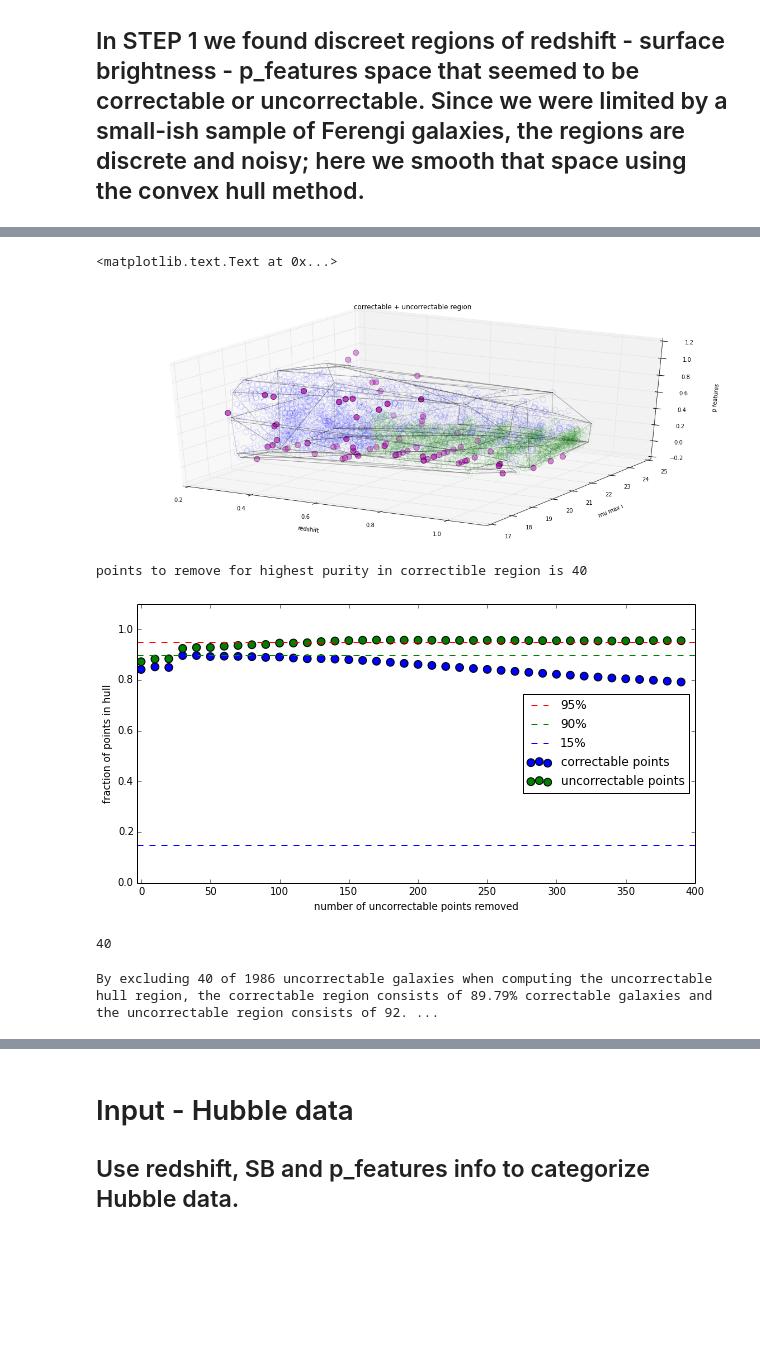
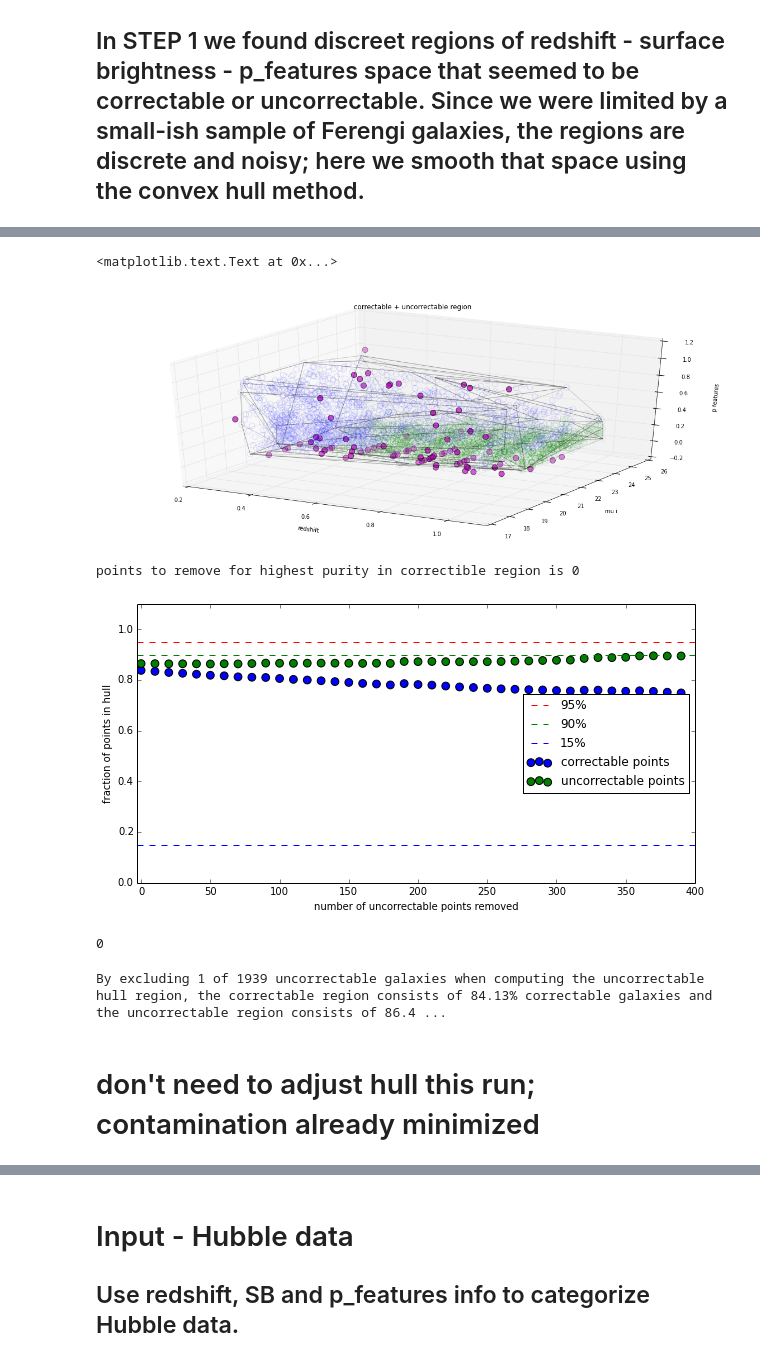
Before and after one commit to willettk/gzhubble, a Jupyter notebook: python/creating_debiased_catalog/STEP_3_ferengi_smooth_function.ipynb, the cells around one changed output, grey strips where cells are left out. Drawn from its saved outputs; the diff is of its cells as text; code cells hidden in the pictures; blank space fills up the shorter version.

```diff
--- a/python/creating_debiased_catalog/STEP_3_ferengi_smooth_function.ipynb
+++ b/python/creating_debiased_catalog/STEP_3_ferengi_smooth_function.ipynb
@@ -31,7 +31,7 @@ def download_from_dropbox(url):
 
     return local_filename
 # %%
-ferengi_filename = download_from_dropbox("https://www.dropbox.com/s/xfrque165uxvn08/ferengi_data_with_categories_slope_method.fits?dl=1")
+ferengi_filename = download_from_dropbox("https://www.dropbox.com/s/e094o8z7dxkkciq/ferengi_data_with_categories_new_sb.fits?dl=1")
 data = pyfits.open(ferengi_filename)
 data=data[1].data
 # %%
@@ -53,27 +53,30 @@ not_nei_array=np.zeros((3,len(data[not_nei])))
 #Create array to store redshift, SB and p_features info for each category
 #change discrete redshift into continuous for visualization purposes
 #ex: if sim_redshift = 0.3, chose random number between 0.25 and 0.35 instead.
+
+SB = 'GZ_MU_I'
+
 for i,row in enumerate(data[correctable]):
     z=round(row['sim_redshift']*1000,1)
 #    correctable_array[0][i]=random.randrange(z-50,z+50)/1000.
     correctable_array[0][i]=row['sim_redshift']
-    correctable_array[1][i]=row['mu_max_i']
+    correctable_array[1][i]=row[SB]
     correctable_array[2][i]=row['p_features']
 for i,row in enumerate(data[uncorrectable]):
     z=round(row['sim_redshift']*1000,1)
 #    uncorrectable_array[0][i]=random.randrange(z-50,z+50)/1000.
     uncorrectable_array[0][i]=row['sim_redshift']
-    uncorrectable_array[1][i]=row['mu_max_i']
+    uncorrectable_array[1][i]=row[SB]
     uncorrectable_array[2][i]=row['p_features']
 for i,row in enumerate(data[not_nei]):
     z=round(row['sim_redshift']*1000,1)
 #    not_nei_array[0][i]=random.randrange(z-50,z+50)/1000.
     not_nei_array[0][i]=row['sim_redshift']
-    not_nei_array[1][i]=row['mu_max_i']
+    not_nei_array[1][i]=row[SB]
     not_nei_array[2][i]=row['p_features']
 for i,row in enumerate(data[nei]):
     z=round(row['sim_redshift']*1000,1)
 #    nei_array[0][i]=random.randrange(z-50,z+50)/1000.
     nei_array[0][i]=row['sim_redshift']
-    nei_array[1][i]=row['mu_max_i']
+    nei_array[1][i]=row[SB]
     nei_array[2][i]=row['p_features']
@@ -108,30 +83,30 @@ plt.title('new~array~data')
 # %%
 #First define a hull to encompass all non-nei galaxies:
 #Anything outside this hull in Hubble will be not be corrected
 #Anything inside this hull in Hubble will either be correctable or uncorrectable
 all_points=not_nei_array.T
 all_hull=ConvexHull(all_points)
 
 #Just uncorrectable:
 un_points=uncorrectable_array.T
 hull=ConvexHull(un_points)
 
 #3D plot of hull
 fig = plt.figure(figsize=(20,8))
 ax = fig.add_subplot(111, projection='3d')
 ax.scatter(correctable_array[0], correctable_array[1], correctable_array[2], facecolors='none',edgecolors='b',alpha=.2,s=100,label='correctable')
 ax.scatter(uncorrectable_array[0], uncorrectable_array[1], uncorrectable_array[2], facecolors='none',edgecolors='g',alpha=.2,s=100,label='uncorrectable')
 ax.scatter(nei_array[0], nei_array[1], nei_array[2],facecolors='m',alpha=.8,s=100,label='nei')
 
 for s in all_hull.simplices:
 	ax.plot(all_points[s,0],all_points[s,1],all_points[s,2],'k-',alpha=.2)
 ax.set_xlabel('redshift')
-ax.set_ylabel('mu max i')
+ax.set_ylabel('mu i')
 ax.set_zlabel('p features')
 plt.title('correctable + uncorrectable region')
 # %% [output]
 <matplotlib.text.Text at 0x...>
-[figure, old version]
+[figure, new version]
 # %%
 #function to determine whether a point 'p' is inside convex hull defined by points 'points'.
 def is_p_inside_hull(points,p):
@@ -230,20 +205,22 @@ for i,val in enumerate(co_fraction):
         max_points=i*10
 print 'points to remove for highest purity in correctible region is %i'%max_points
 # %% [output]
-points to remove for highest purity in correctible region is 40
+points to remove for highest purity in correctible region is 0
-[figure, old version]
+[figure, new version]
 # %%
 max_points
 # %% [output]
-40
+0
 # %%
 #Based on above plot, determine how many points are appropriate to cut from hull to make final version:
-N_to_cut=max_points
+N_to_cut=max_points+1
 i_list,co_fraction,un_fraction,new_hull,new_un_array=new_convex_hull(N_to_cut,1)
 print 'By excluding %s of %s uncorrectable galaxies when computing the uncorrectable hull region, the correctable region consists of %s%% correctable galaxies and the uncorrectable region consists of %s%% of uncorrectable galaxies.' %(N_to_cut,len(uncorrectable_array.T),round(np.max(co_fraction)*100,2),round(np.max(un_fraction)*100,2)
 )
 # %% [output]
-By excluding 40 of 1986 uncorrectable galaxies when computing the uncorrectable hull region, the correctable region consists of 89.79% correctable galaxies and the uncorrectable region consists of 92. ...
+By excluding 1 of 1939 uncorrectable galaxies when computing the uncorrectable hull region, the correctable region consists of 84.13% correctable galaxies and the uncorrectable region consists of 86.4 ...
+# %% [markdown]
+# don't need to adjust hull this run; contamination already minimized
 # %%
 #3D plot of old hull
 fig = plt.figure(figsize=(20,10))
```
Also changed, not shown: parts of 7 cells of this notebook, 4 other files.
